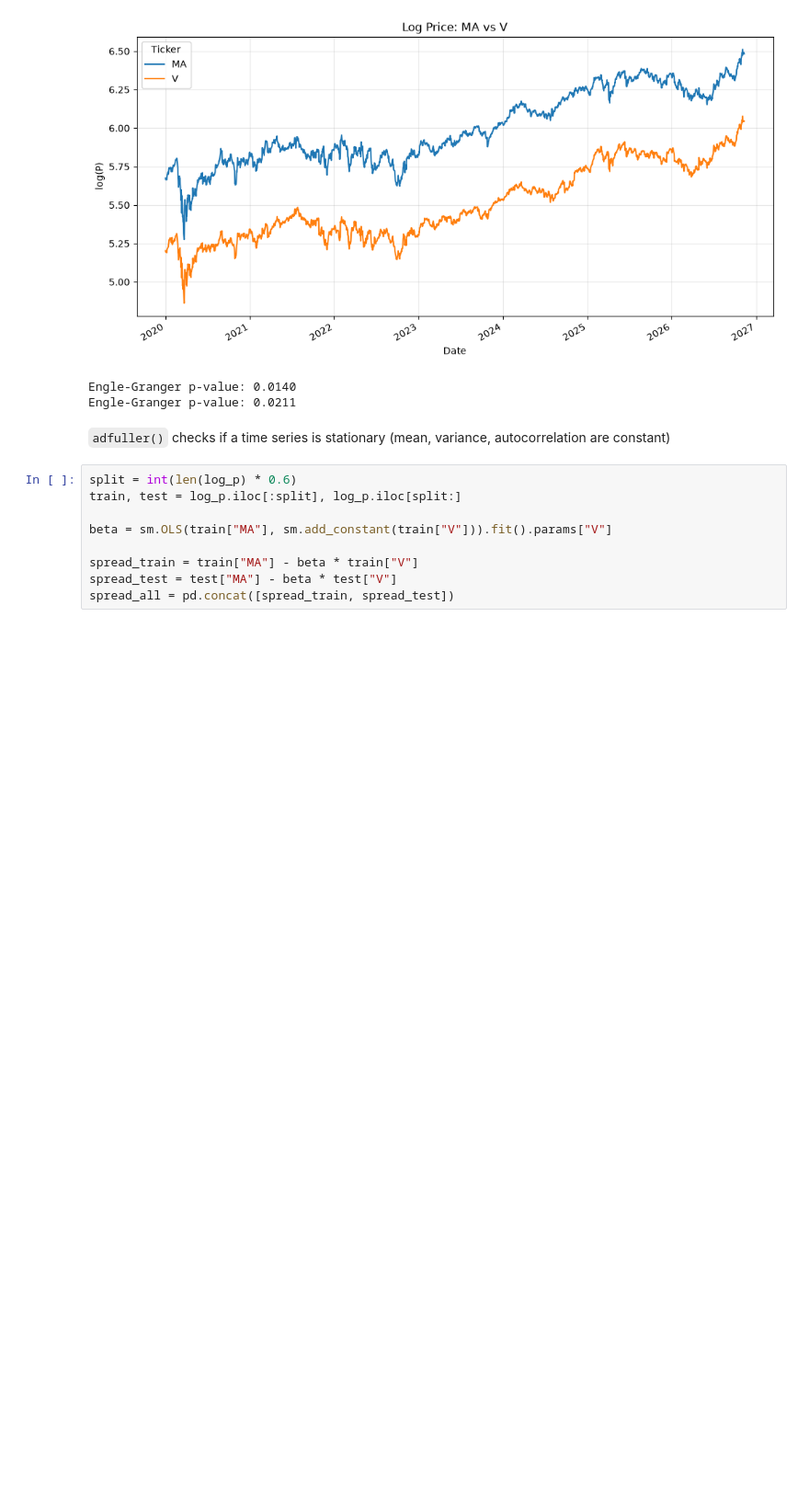
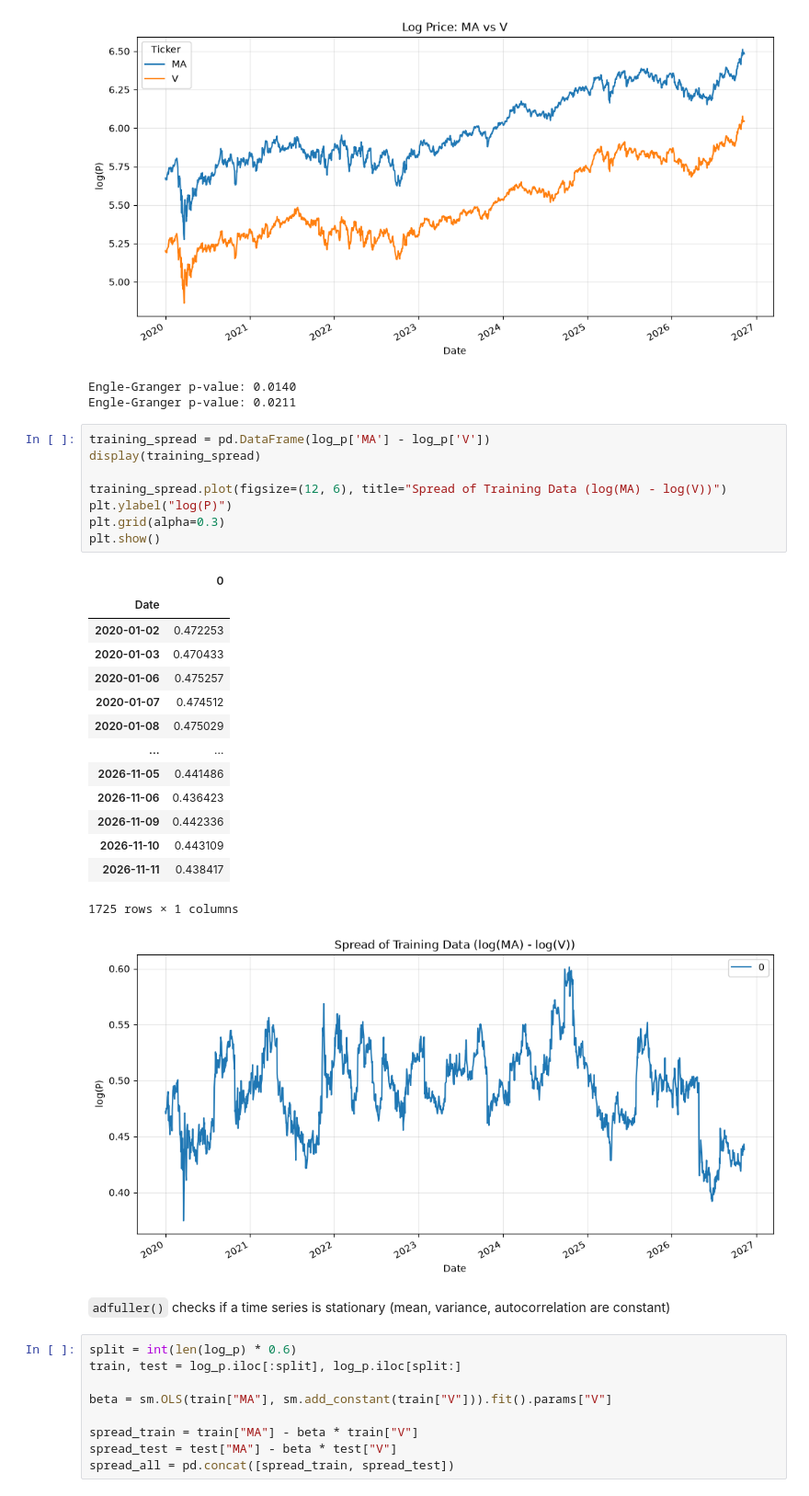
Before and after one commit to NathanAlukka/CMDA3654Project, a Jupyter notebook: project/pairs-trader.ipynb, the cells around one changed output. Shown at 92% size. Cells and saved outputs as stored; diff of their text form; blank space fills up the shorter version.

```diff
--- a/project/pairs-trader.ipynb
+++ b/project/pairs-trader.ipynb
@@ -119,6 +119,30 @@ print(f"Engle-Granger p-value: {pvalue:.4f}")
 [figure]
 Engle-Granger p-value: 0.0140
 Engle-Granger p-value: 0.0211
+# %%
+training_spread = pd.DataFrame(log_p['MA'] - log_p['V'])
+display(training_spread)
+
+training_spread.plot(figsize=(12, 6), title="Spread of Training Data (log(MA) - log(V))")
+plt.ylabel("log(P)")
+plt.grid(alpha=0.3)
+plt.show()
+# %% [output]
+|  | 0 |
+| Date |  |
+| 2020-01-02 | 0.472253 |
+| 2020-01-03 | 0.470433 |
+| 2020-01-06 | 0.475257 |
+| 2020-01-07 | 0.474512 |
+| 2020-01-08 | 0.475029 |
+| ... | ... |
+| 2026-11-05 | 0.441486 |
+| 2026-11-06 | 0.436423 |
+| 2026-11-09 | 0.442336 |
+| 2026-11-10 | 0.443109 |
+| 2026-11-11 | 0.438417 |
+1725 rows × 1 columns
+[figure, added]
 # %% [markdown]
 `adfuller()` checks if a time series is stationary (mean, variance, autocorrelation are constant)
 # %%
```
Also changed, not shown: 4 other files.
